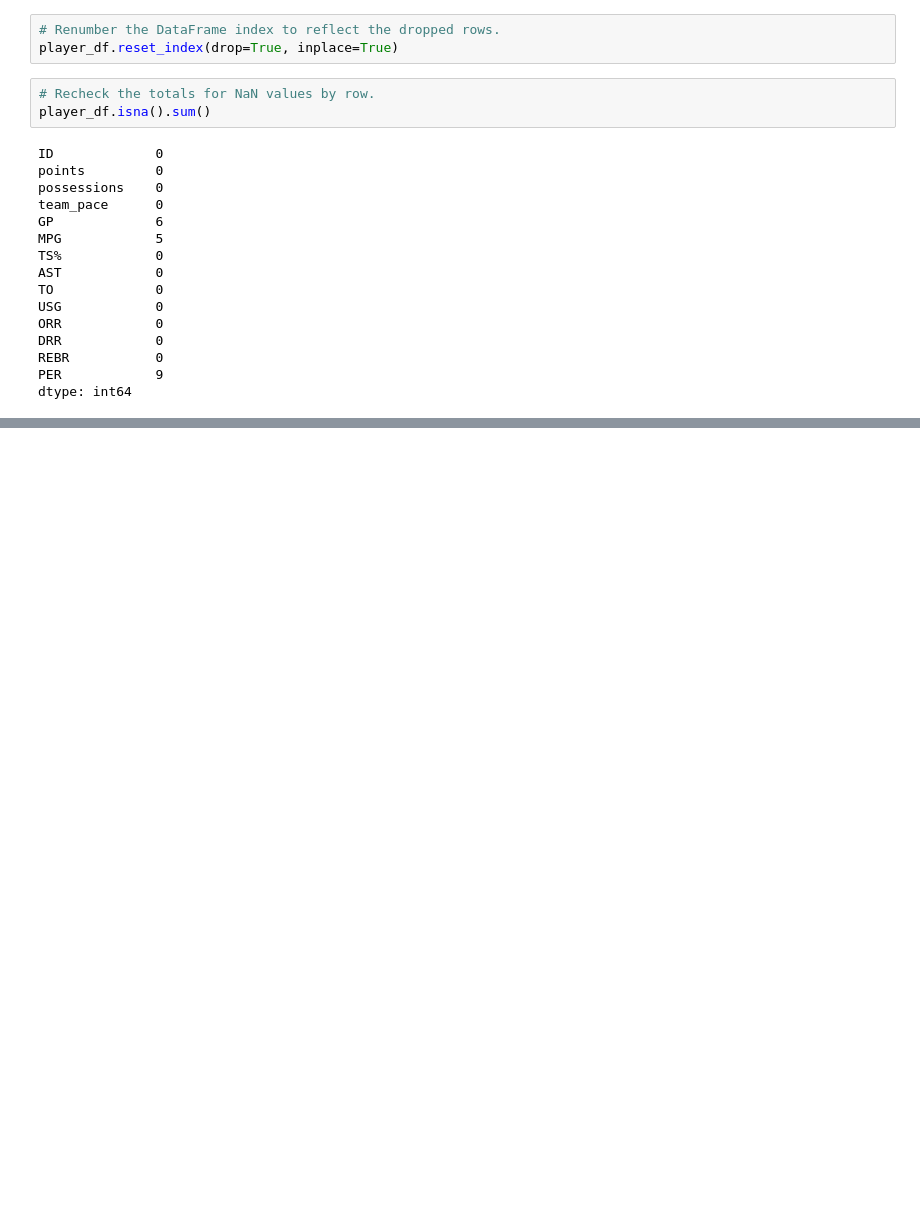
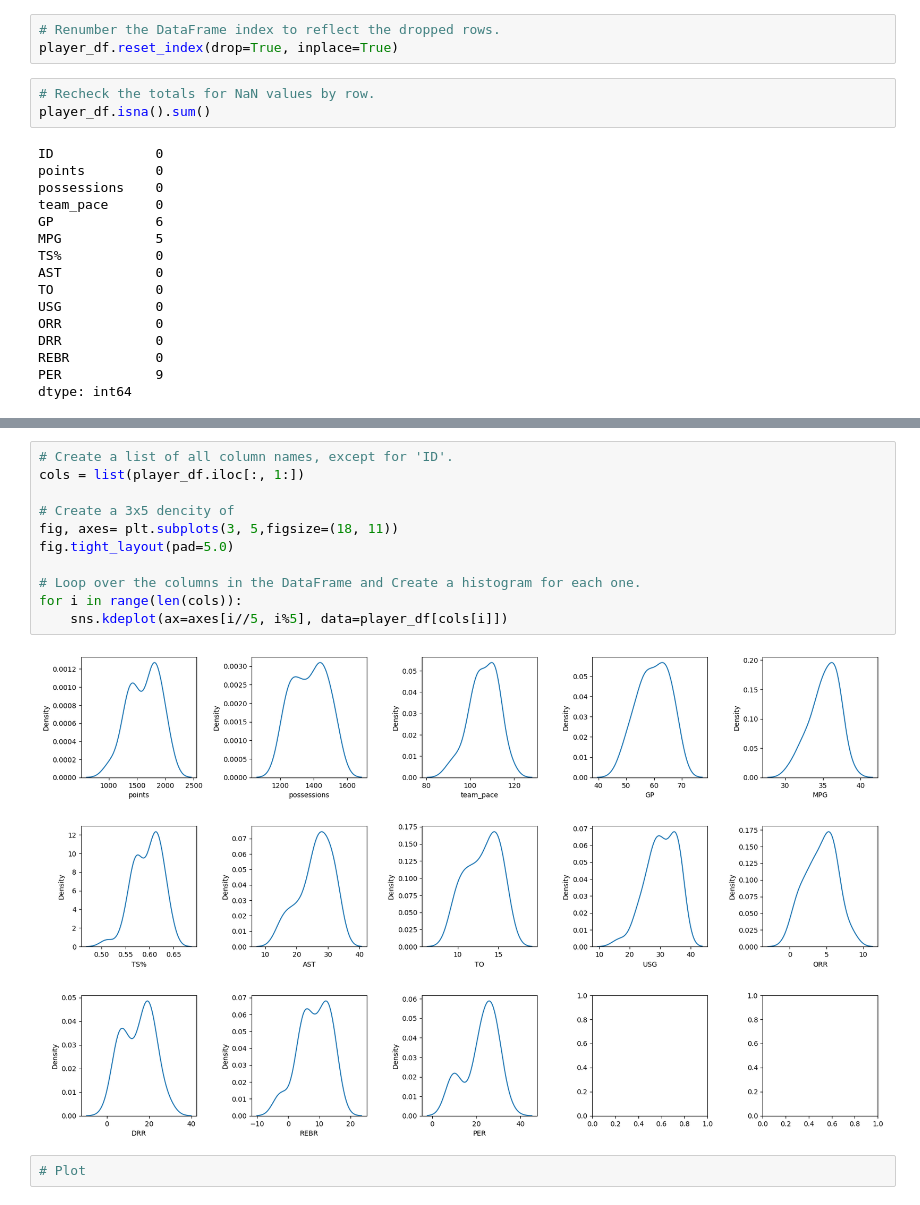
Before and after one commit to esp32cam/SPACE-JAM-DataScienceProject-, a Jupyter notebook: Lab.ipynb, the cells around one changed output, grey strips where cells are left out. Drawn from its saved outputs; the diff is of its cells as text; blank space fills up the shorter version.

Commit message:
Discover data that represents more than one population

```diff
--- a/Lab.ipynb
+++ b/Lab.ipynb
@@ -303,0 +309,15 @@ plt.hist(player_df['GP'], density=True, bins=30);
+# %%
+# Create a list of all column names, except for 'ID'.
+cols = list(player_df.iloc[:, 1:])
+
+# Create a 3x5 dencity of
+fig, axes= plt.subplots(3, 5,figsize=(18, 11))
+fig.tight_layout(pad=5.0)
+
+# Loop over the columns in the DataFrame and Create a histogram for each one.
+for i in range(len(cols)):
+    sns.kdeplot(ax=axes[i//5, i%5], data=player_df[cols[i]])
+# %% [output]
+[figure, added]
+# %%
+# Plot
```
Also changed, not shown: parts of 5 cells of this notebook.
